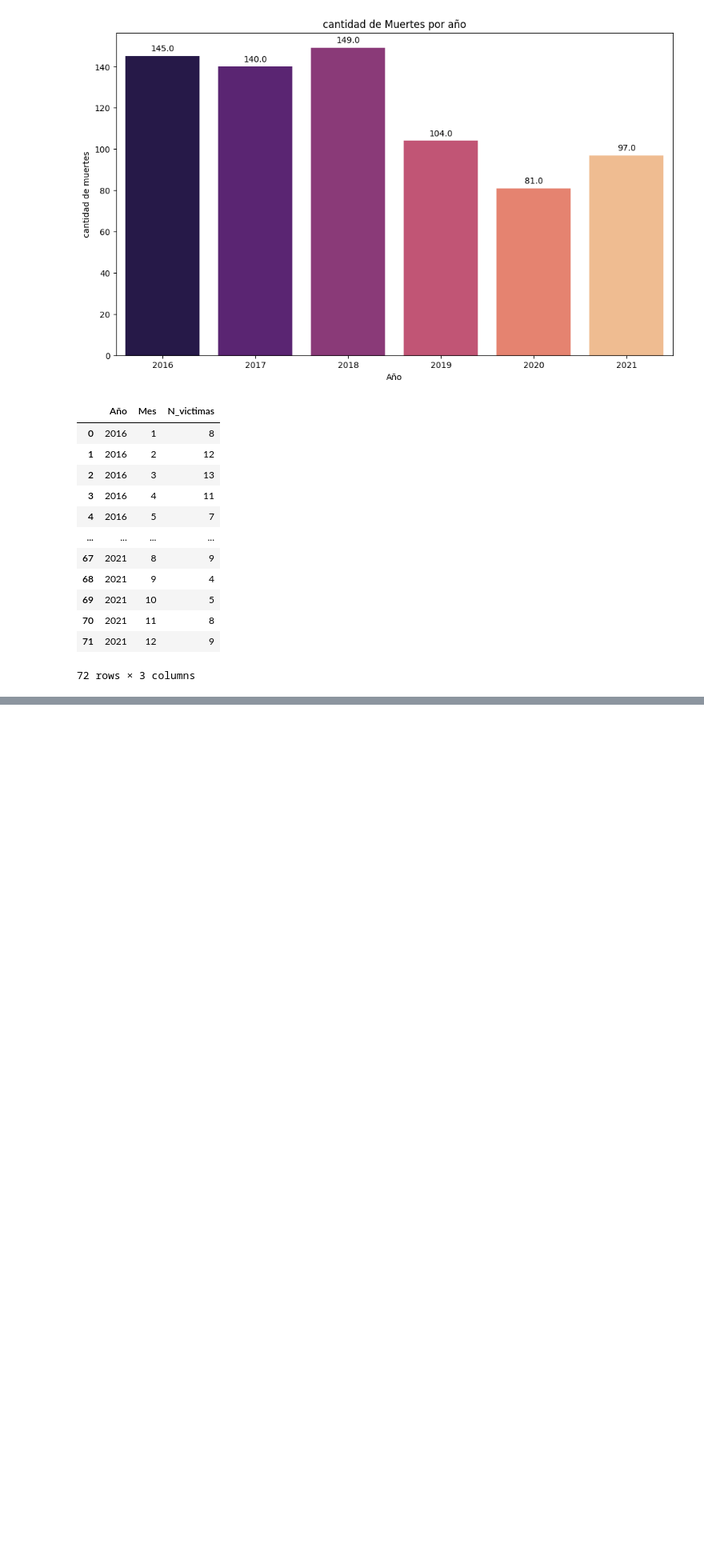
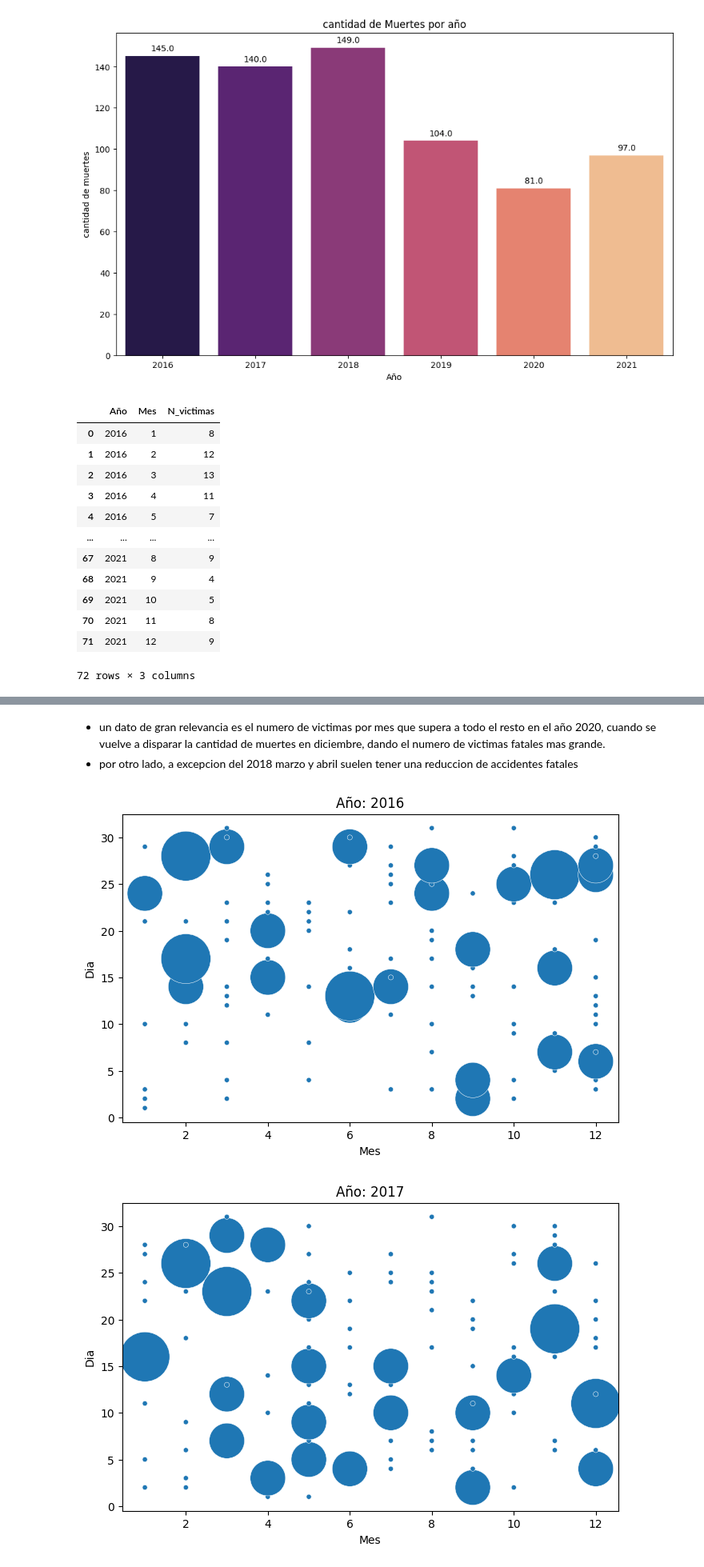
Before and after one commit to matiasbarriosled/PiDa2, a Jupyter notebook: EDA/EDA.ipynb, the cells around one changed output, grey strips where cells are left out. Shown at 80% size. Saved outputs shown, nothing was run; the diff lists cells and outputs as text; code cells hidden in the pictures; blank space fills up the shorter version.

```diff
--- a/EDA/EDA.ipynb
+++ b/EDA/EDA.ipynb
@@ -128,0 +145,25 @@ plt.show()
+# %% [markdown]
++ un dato de gran relevancia es el numero de victimas por mes que supera a todo el resto en el año 2020, cuando se vuelve a disparar la cantidad de muertes en diciembre, dando el numero de victimas fatales mas grande.
++ por otro lado, a excepcion del 2018 marzo y abril suelen tener una reduccion de accidentes fatales
+# %%
+# muertes diarias representadas con burbujas para poder visualizar el anual de todos los accidentes
+import matplotlib.pyplot as plt
+import seaborn as sns
+
+prueba = hechos[['N_victimas','Año','Mes','Dia']]
+prueba = prueba.groupby(['Año','Mes','Dia']).sum().reset_index()
+
+anios = prueba['Año'].unique()
+
+
+for anio in anios:
+    plt.figure(figsize=(8, 5))
+    df = prueba[prueba['Año']==anio]
+    plt.title(f'Año: {anio}')
+    # use the scatterplot function to build the bubble map
+    sns.scatterplot(data=df, x="Mes", y="Dia", size="N_victimas", legend=False, sizes=(20, 2000))
+    # show the graph
+    plt.show()
+# %% [output]
+[figure, added]
+[figure, added]
```
Also changed, not shown: parts of 4 cells of this notebook, 1 other file.
